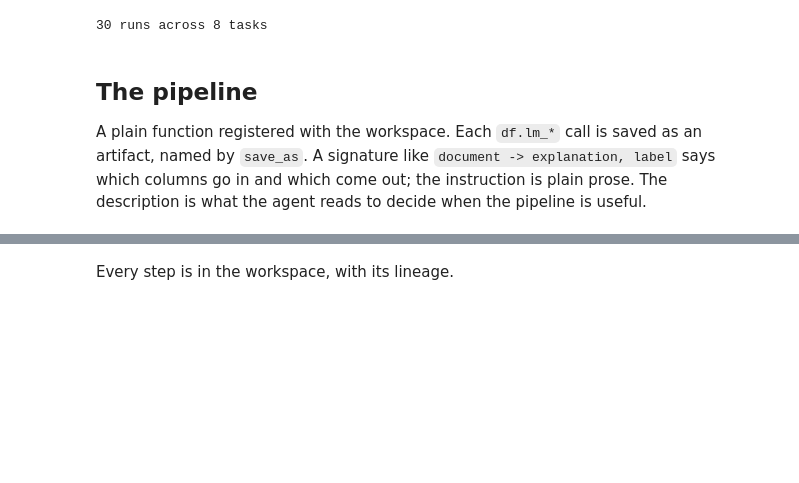
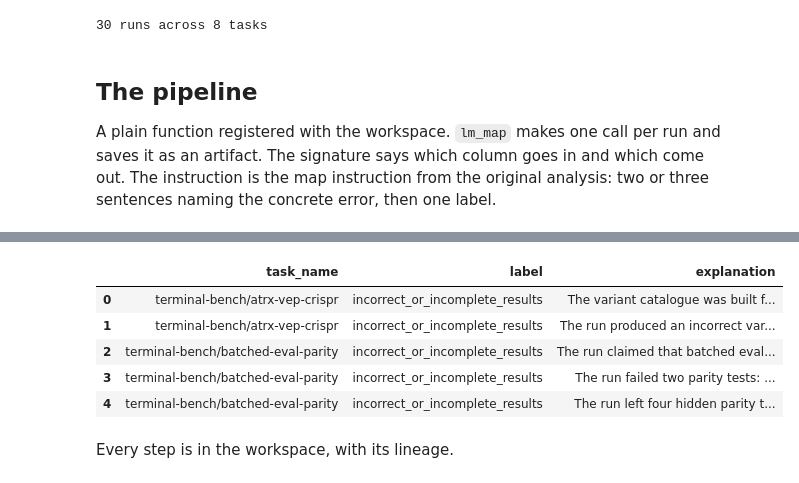
Before and after one commit to Ziems/tracepress, a Jupyter notebook: examples/tracepress_gpt6_luna.ipynb, the cells around one changed output, grey strips where cells are left out. Saved outputs shown, nothing was run; the diff lists cells and outputs as text; code cells hidden in the pictures; blank space fills up the shorter version.

```diff
--- a/examples/tracepress_gpt6_luna.ipynb
+++ b/examples/tracepress_gpt6_luna.ipynb
@@ -92,6 +90,8 @@ def trajectory_document(record):
         body = "\n".join(step_lines[:8] + ["... middle steps omitted ..."] + step_lines[-8:])
     return "\n".join(
         [
+            f"task: {eval_info.get('task_name')}",
+            f"session: {record.get('session_id')}",
             "user_query:",
             user_query(steps)[:1200],
             "failed_tests:",
@@ -118,44 +118,34 @@ print(f"{len(runs)} runs across {runs.task_name.nunique()} tasks")
 # %% [markdown]
 ## The pipeline
 
-A plain function registered with the workspace. Each `df.lm_*` call is saved as an artifact, named by `save_as`. A signature like `document -> explanation, label` says which columns go in and which come out; the instruction is plain prose. The description is what the agent reads to decide when the pipeline is useful.
+A plain function registered with the workspace. `lm_map` makes one call per run and saves it as an artifact. The signature says which column goes in and which come out. The instruction is the map instruction from the original analysis: two or three sentences naming the concrete error, then one label.
 # %%
 LABELS = (
-    "Literal['incorrect_or_incomplete_results', 'constraint_or_edge_case', 'insufficient_verification', "
-    "'performance_or_resources', 'incomplete_implementation', 'integration_or_delivery', 'security_or_robustness']"
+    "incorrect_or_incomplete_results, constraint_or_edge_case, "
+    "insufficient_verification, performance_or_resources, incomplete_implementation, "
+    "integration_or_delivery, security_or_robustness"
 )
+LABEL_TYPE = "Literal['" + "', '".join(part.strip() for part in LABELS.split(",")) + "']"
 
 
 @ws.pipeline(
     description=(
-        "Explains and labels why each failed terminal-bench run failed (run_findings), "
-        "summarizes the common failure modes per task (task_modes), and writes one report across tasks (overall). "
-        "Input: a DataFrame of runs with session_id, task_name, document."
+        "Explains and labels why each failed terminal-bench run failed. "
+        "Input: a DataFrame of runs with session_id, task_name, and document. "
+        "Output: run_findings, one row per run, with explanation and label."
     )
 )
 def failure_modes(runs: pd.DataFrame):
-    findings = runs.lm_map(
-        f"document -> explanation, label: {LABELS}",
-        "The document is one raw failed terminal-bench trajectory. In two or three sentences, explain why "
-        "the run failed, naming the concrete error, number, or constraint, and label the failure.",
+    return runs.lm_map(
+        f"document -> explanation, label: {LABEL_TYPE}",
+        "This document is one raw failed terminal-bench trajectory. "
+        "Explain in two or three sentences why the run failed, naming the concrete "
+        "error, number, or constraint. "
+        f"label is exactly one of: {LABELS}.",
         save_as="run_findings",
-    )
-    per_task = findings.lm_agg(
-        "explanation, label -> failure_modes",
-        "These are findings from separate failed runs of one task. In two or three sentences, state the "
-        "common failure modes for this task. If the runs failed for different reasons, say so.",
-        by="task_name",
-        save_as="task_modes",
-    )
-    return per_task.lm_agg(
-        "task_name, failure_modes -> report",
-        "Each record is the common failure modes of one terminal-bench task. Write a short markdown report: "
-        "which failure modes recur, how widely each shows up, and what the model should improve.",
-        save_as="overall",
-        lm=report_lm,
     )
 
 
-overall = failure_modes(runs)
-display(Markdown(overall["report"].item()))
+findings = failure_modes(runs)
+findings[["task_name", "label", "explanation"]].head()
 # %% [output]
@@ -175,3 +152,9 @@ display(Markdown(overall["report"].item()))
+|  | task_name | label | explanation |
+| 0 | terminal-bench/atrx-vep-crispr | incorrect_or_incomplete_results | The variant catalogue was built f... |
+| 1 | terminal-bench/atrx-vep-crispr | incorrect_or_incomplete_results | The run produced an incorrect var... |
+| 2 | terminal-bench/batched-eval-parity | incorrect_or_incomplete_results | The run claimed that batched eval... |
+| 3 | terminal-bench/batched-eval-parity | incorrect_or_incomplete_results | The run failed two parity tests: ... |
+| 4 | terminal-bench/batched-eval-parity | incorrect_or_incomplete_results | The run left four hidden parity t... |
 # %% [markdown]
 Every step is in the workspace, with its lineage.
 # %%
```
Also changed, not shown: parts of 9 cells of this notebook.
